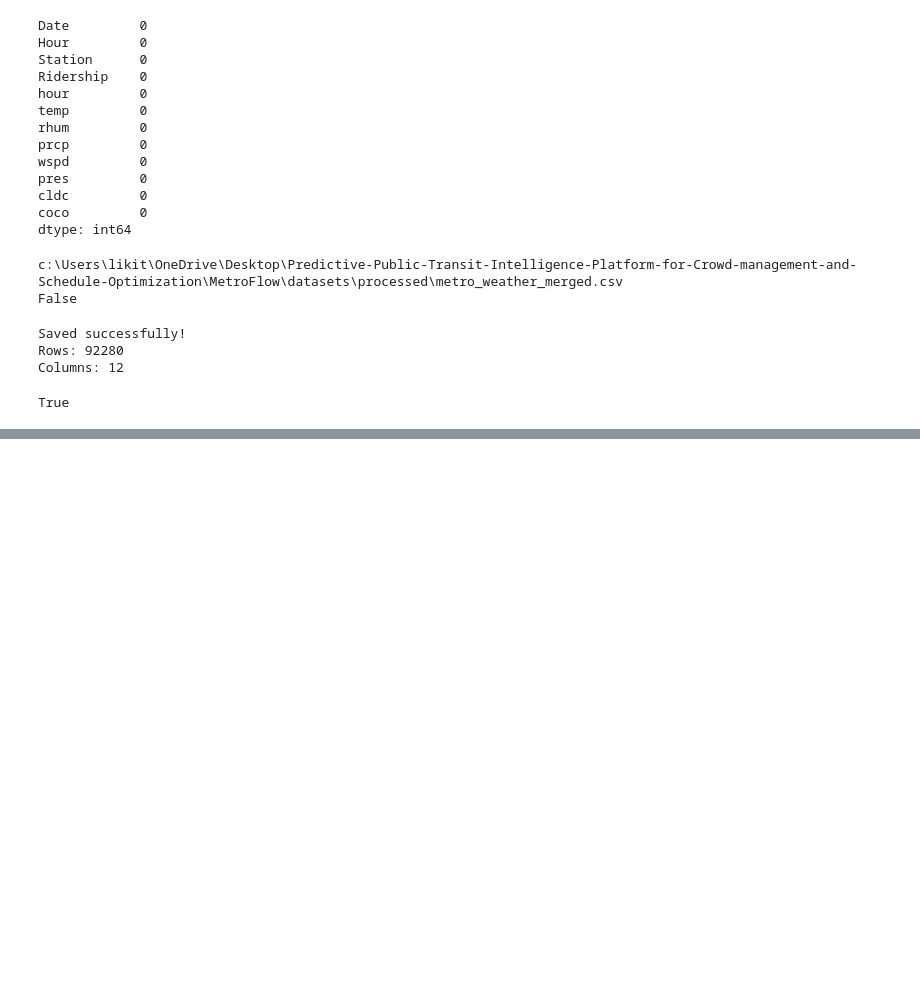
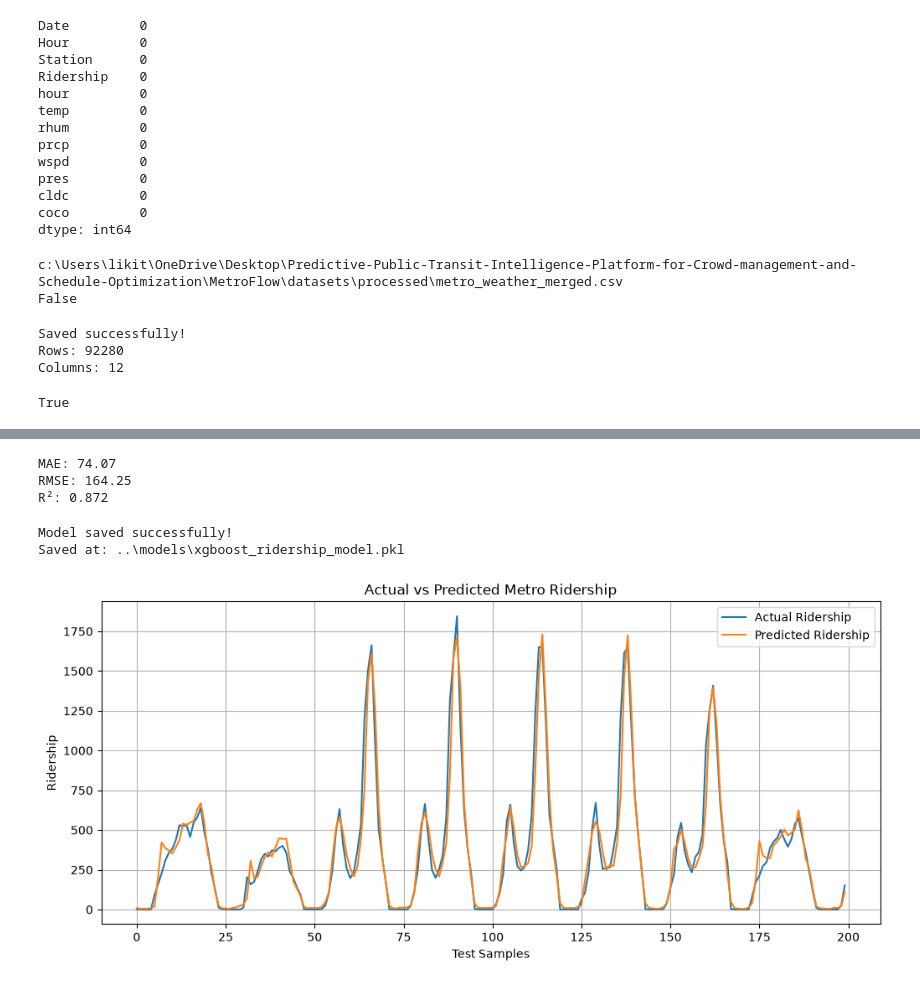
Before and after one commit to springboardmentor443m-coder/Predictive-Public-Transit-Intelligence-Platform-for-Crowd-Management-and-Schedule-Optimization, a Jupyter notebook: MetroFlow/ai/dataset_analysis.ipynb, the cells around one changed output, grey strips where cells are left out. Cells and saved outputs as stored; diff of their text form; code cells hidden in the pictures; blank space fills up the shorter version.

```diff
--- a/MetroFlow/ai/dataset_analysis.ipynb
+++ b/MetroFlow/ai/dataset_analysis.ipynb
@@ -194,0 +621,59 @@ True
+# %%
+from sklearn.metrics import mean_absolute_error, mean_squared_error, r2_score
+import numpy as np
+
+predictions = pipeline.predict(X_test)
+
+mae = mean_absolute_error(y_test, predictions)
+rmse = np.sqrt(mean_squared_error(y_test, predictions))
+r2 = r2_score(y_test, predictions)
+
+print("MAE:", round(mae, 2))
+print("RMSE:", round(rmse, 2))
+print("R²:", round(r2, 4))
+# %% [output]
+MAE: 74.07
+RMSE: 164.25
+R²: 0.872
+# %%
+import joblib
+from pathlib import Path
+
+# Create models folder if it doesn't exist
+model_dir = Path("../models")
+model_dir.mkdir(parents=True, exist_ok=True)
+
+# Save trained model
+model_path = model_dir / "xgboost_ridership_model.pkl"
+
+joblib.dump(pipeline, model_path)
+
+print("Model saved successfully!")
+print("Saved at:", model_path)
+# %% [output]
+Model saved successfully!
+Saved at: ..\models\xgboost_ridership_model.pkl
+# %%
+# Actual vs Predicted Ridership
+
+plt.figure(figsize=(12, 5))
+
+plt.plot(
+    y_test.iloc[:200].values,
+    label="Actual Ridership"
+)
+
+plt.plot(
+    predictions[:200],
+    label="Predicted Ridership"
+)
+
+plt.title("Actual vs Predicted Metro Ridership")
+plt.xlabel("Test Samples")
+plt.ylabel("Ridership")
+plt.legend()
+plt.grid(True)
+
+plt.show()
+# %% [output]
+[figure, added]
```
Also changed, not shown: parts of 42 cells of this notebook, 2 other files.
